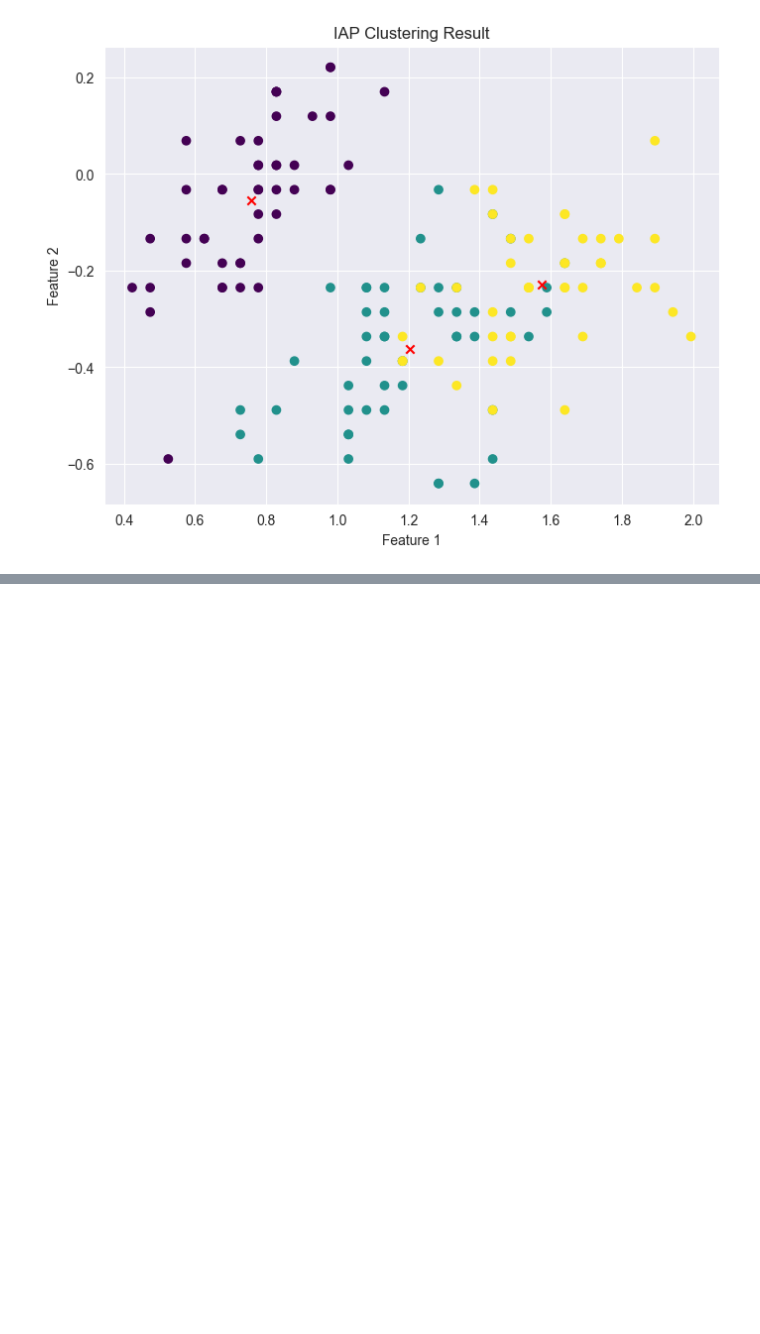
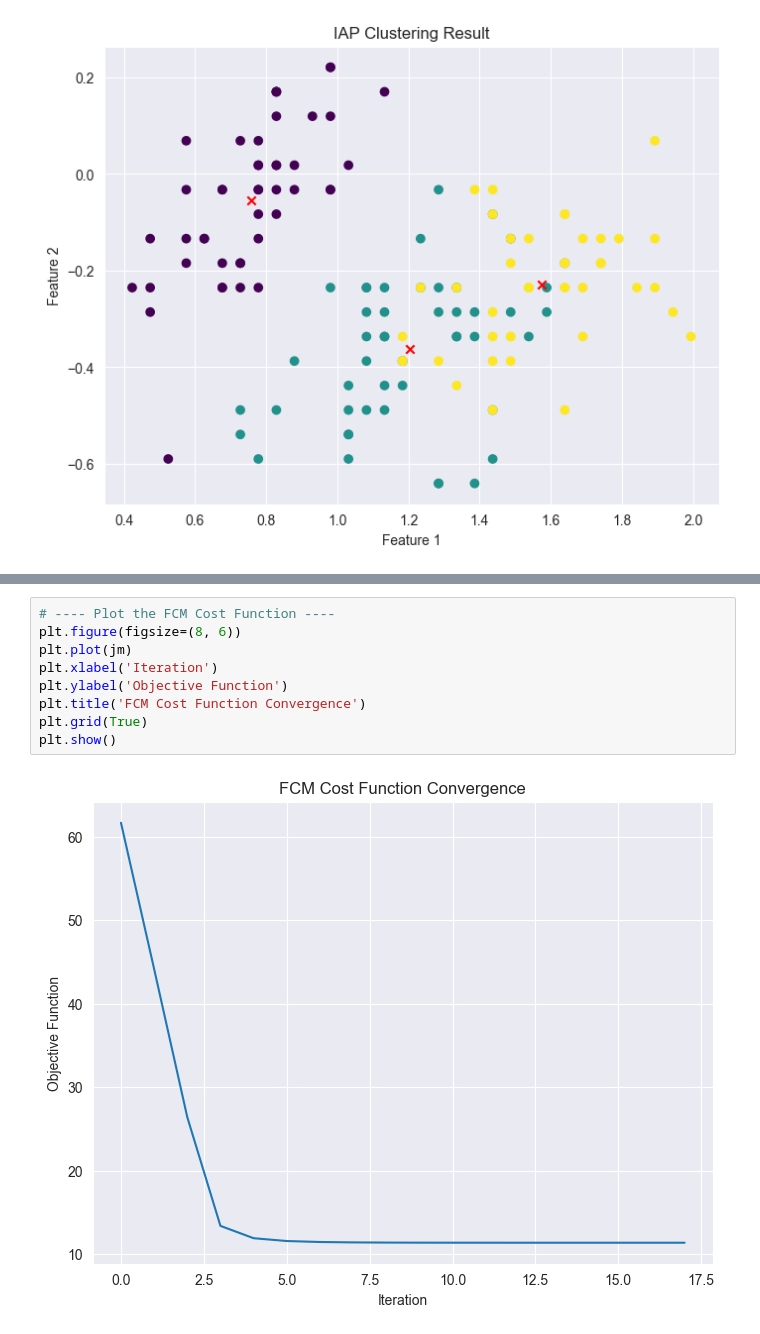
Before and after one commit to wumengyuu/PAD, a Jupyter notebook: FCM.ipynb, the cells around one changed output, grey strips where cells are left out. Saved outputs shown, nothing was run; the diff lists cells and outputs as text; blank space fills up the shorter version.

```diff
--- a/FCM.ipynb
+++ b/FCM.ipynb
@@ -141,0 +221,11 @@ Silhouette Score: 0.530396358128612
+# %%
+# ---- Plot the FCM Cost Function ----
+plt.figure(figsize=(8, 6))
+plt.plot(jm)
+plt.xlabel('Iteration')
+plt.ylabel('Objective Function')
+plt.title('FCM Cost Function Convergence')
+plt.grid(True)
+plt.show()
+# %% [output]
+[figure, added]
```
Also changed, not shown: parts of 8 cells of this notebook.
